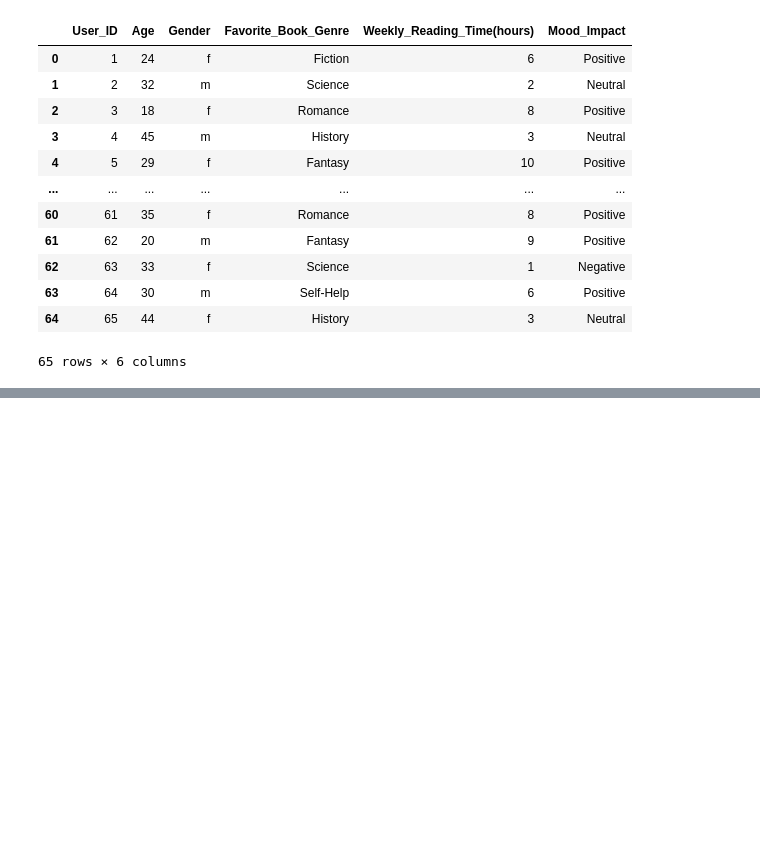
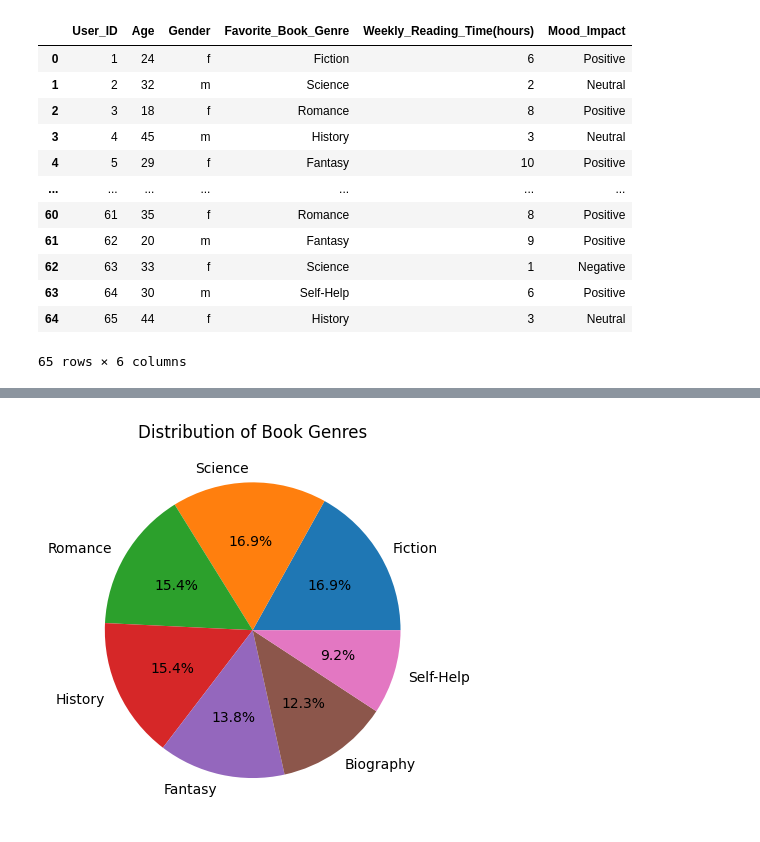
Before and after one commit to razan-25/Reading-habit-analysis, a Jupyter notebook: reading_habit_analysis.ipynb, the cells around one changed output, grey strips where cells are left out. Cells and saved outputs as stored; diff of their text form; code cells hidden in the pictures; blank space fills up the shorter version.

```diff
--- a/reading_habit_analysis.ipynb
+++ b/reading_habit_analysis.ipynb
@@ -23,0 +56,10 @@ df["Gender"].value_counts().plot.bar().set_title("Gender");
+# %%
+#visualize the genre of favorite books distribution
+book_genres = list(df['Favorite_Book_Genre'].unique())
+genre_count = list(df['Favorite_Book_Genre'].value_counts().values)
+
+plt.pie(data=df, labels=book_genres, x=genre_count, autopct='%1.1f%%')
+plt.title('Distribution of Book Genres')
+plt.show()
+# %% [output]
+[figure, added]
```
Also changed, not shown: parts of 7 cells of this notebook.
